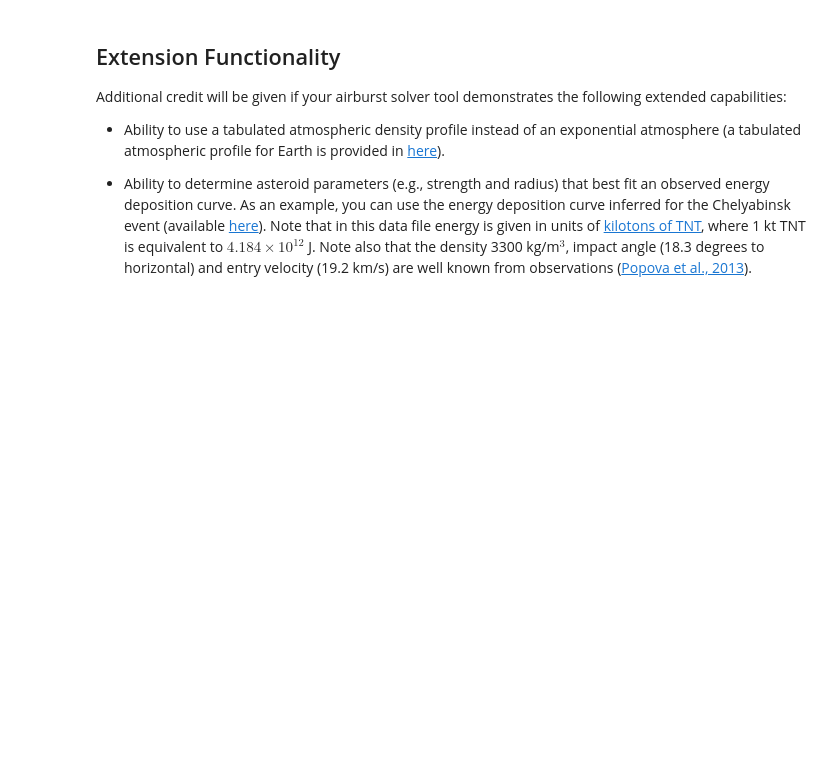
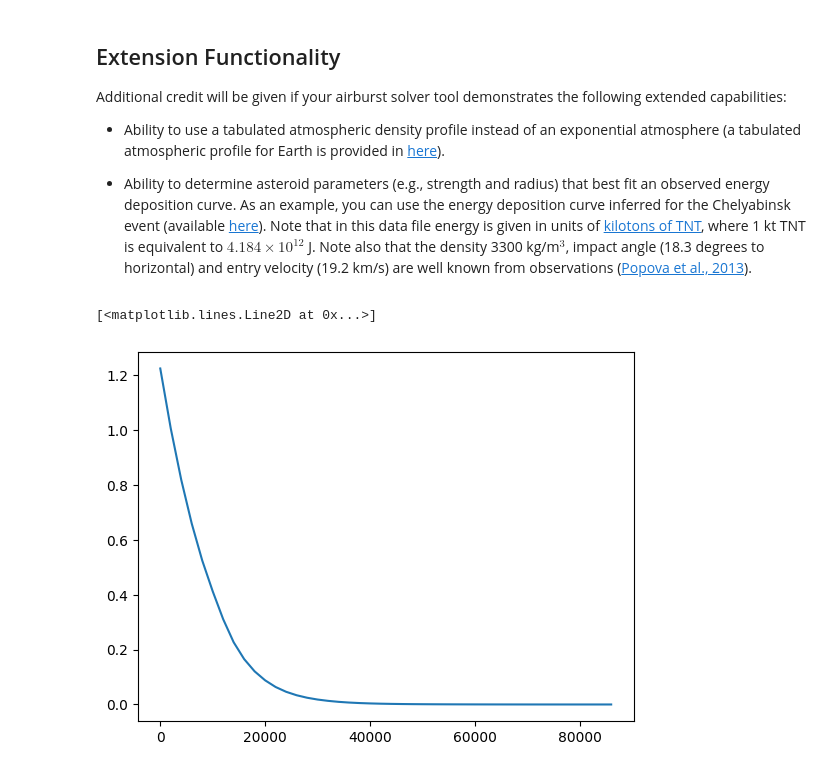
Before and after one commit to chunyang-w/armageddon, a Jupyter notebook: AirburstSolver.ipynb, the cells around one changed output. Saved outputs shown, nothing was run; the diff lists cells and outputs as text; code cells hidden in the pictures; blank space fills up the shorter version.

```diff
--- a/AirburstSolver.ipynb
+++ b/AirburstSolver.ipynb
@@ -132,0 +136,13 @@ Additional credit will be given if your airburst solver tool demonstrates the fo
+# %%
+data = pd.read_csv("./resources/AltitudeDensityTable.csv")
+# %%
+X = []
+Y = []
+for i in data[data.keys()[0]]:
+    temp = i.split()
+    X.append(eval(temp[0]))
+    Y.append(eval(temp[1]))
+plt.plot(X,Y)
+# %% [output]
+[<matplotlib.lines.Line2D at 0x...>]
+[figure, added]
```
Also changed, not shown: parts of 4 cells of this notebook, 1 other file.
